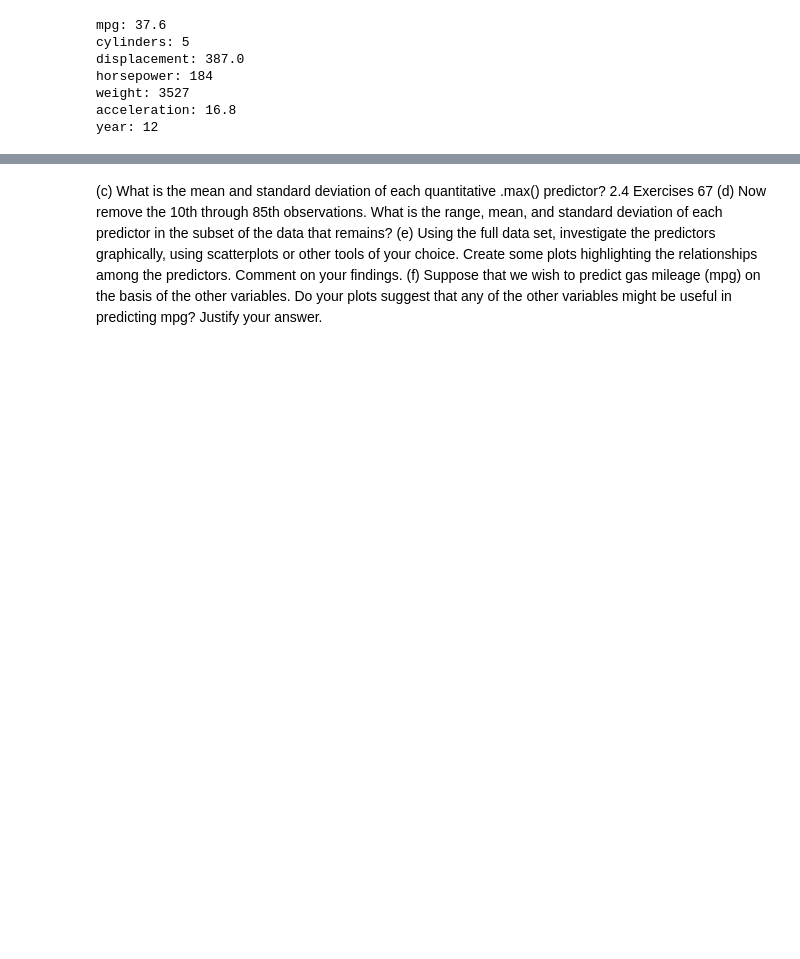
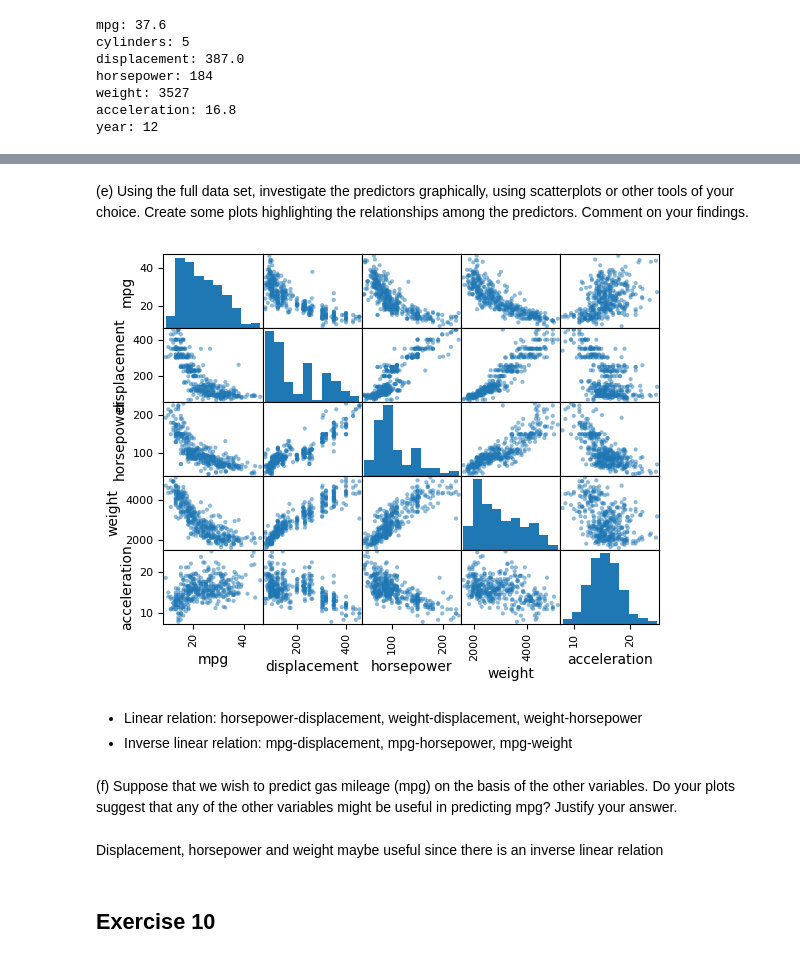
Before and after one commit to hinojosaad/islp, a Jupyter notebook: Chapter2/ch2.ipynb, the cells around one changed output, grey strips where cells are left out. Saved outputs shown, nothing was run; the diff lists cells and outputs as text; code cells hidden in the pictures; blank space fills up the shorter version.

```diff
--- a/Chapter2/ch2.ipynb
+++ b/Chapter2/ch2.ipynb
@@ -249,15 +297,21 @@ year: 12
+# %% [markdown]
+(e) Using the full data set, investigate the predictors graphically,
+using scatterplots or other tools of your choice. Create some plots
+highlighting the relationships among the predictors. Comment
+on your findings.
+# %%
+pd.plotting.scatter_matrix(Auto[['mpg', 'displacement', 'horsepower', 'weight', 'acceleration']]);
+# %% [output]
+[figure, added]
+# %% [markdown]
+- Linear relation: horsepower-displacement, weight-displacement, weight-horsepower
+- Inverse linear relation: mpg-displacement, mpg-horsepower, mpg-weight
 # %% [markdown]
-(c) What is the mean and standard deviation of each quantitative .max()
-predictor?
-2.4 Exercises 67
-(d) Now remove the 10th through 85th observations. What is the
-range, mean, and standard deviation of each predictor in the
-subset of the data that remains?
-(e) Using the full data set, investigate the predictors graphically,
-using scatterplots or other tools of your choice. Create some plots
-highlighting the relationships among the predictors. Comment
-on your findings.
 (f) Suppose that we wish to predict gas mileage (mpg) on the basis
 of the other variables. Do your plots suggest that any of the
 other variables might be useful in predicting mpg? Justify your
 answer.
+# %% [markdown]
+Displacement, horsepower and weight maybe useful since there is an inverse linear relation
+# %% [markdown]
+## Exercise 10
```
Also changed, not shown: parts of 6 cells of this notebook.
